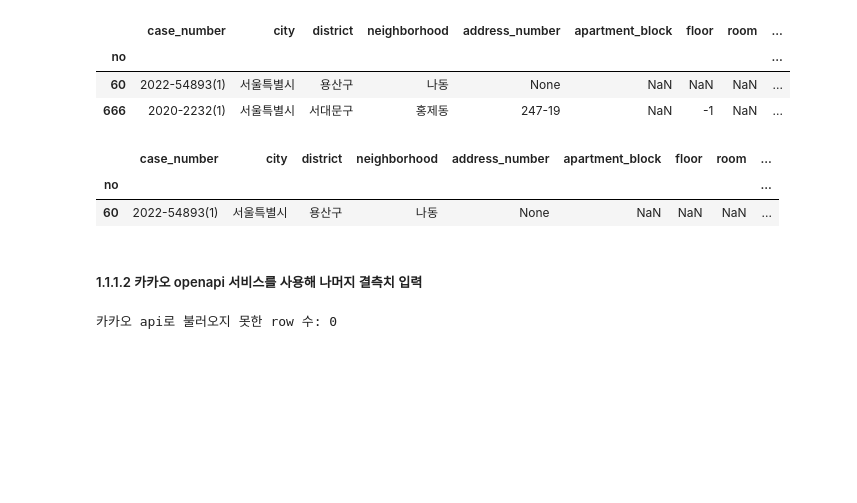
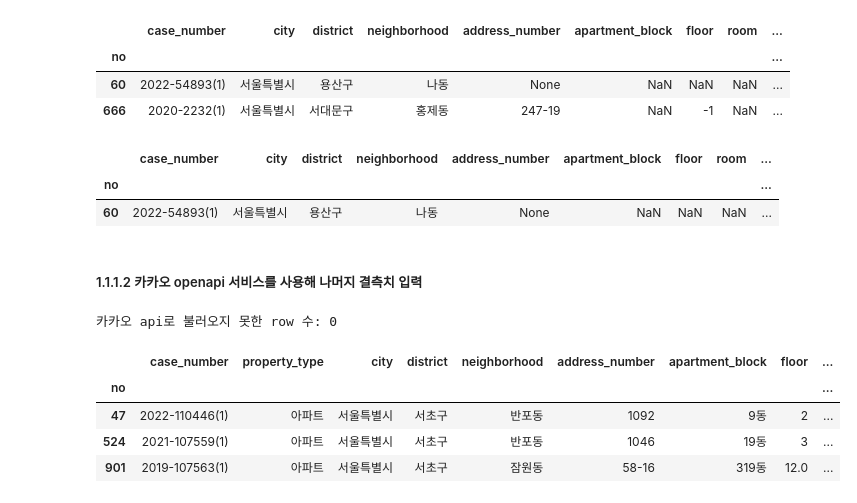
Before and after one commit to syshin0116/SeSAC, a Jupyter notebook: LazyEstate/houseinfo_preprocessing.ipynb, the cells around one changed output. Drawn from its saved outputs; the diff is of its cells as text; code cells hidden in the pictures; blank space fills up the shorter version.

```diff
--- a/LazyEstate/houseinfo_preprocessing.ipynb
+++ b/LazyEstate/houseinfo_preprocessing.ipynb
@@ -474,3 +463,15 @@ empty_responses_indices = [response['no'] for response in kakao_response_loaded
 print(f'카카오 api로 불러오지 못한 row 수: {len(empty_responses_indices)}')
 # %% [output]
 카카오 api로 불러오지 못한 row 수: 0
+# %%
+# 불러왔지만 도로명 주소가 존재하지 않는 row
+none_road_address_indices = [int(key) for key, value in kakao_response_loaded.items() if not value['documents'][0].get('road_address')]
+filtered_df = df.loc[none_road_address_indices]
+
+filtered_df
+# %% [output]
+|  | case_number | property_type | city | district | neighborhood | address_number | apartment_block | floor | ... |
+| no |  |  |  |  |  |  |  |  | ... |
+| 47 | 2022-110446(1) | 아파트 | 서울특별시 | 서초구 | 반포동 | 1092 | 9동 | 2 | ... |
+| 524 | 2021-107559(1) | 아파트 | 서울특별시 | 서초구 | 반포동 | 1046 | 19동 | 3 | ... |
+| 901 | 2019-107563(1) | 아파트 | 서울특별시 | 서초구 | 잠원동 | 58-16 | 319동 | 12.0 | ... |
```
Also changed, not shown: parts of 26 cells of this notebook, 20 other files.
